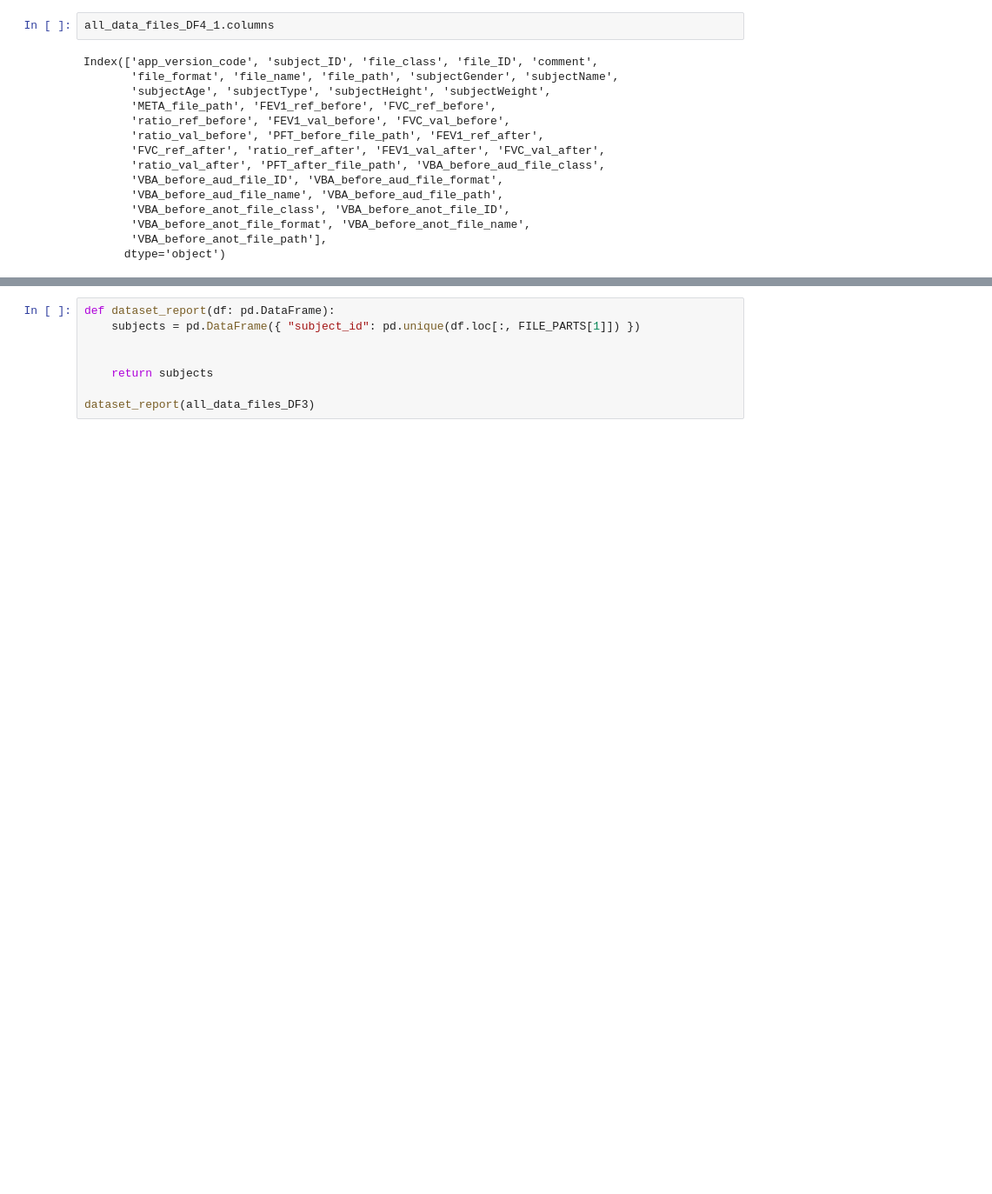
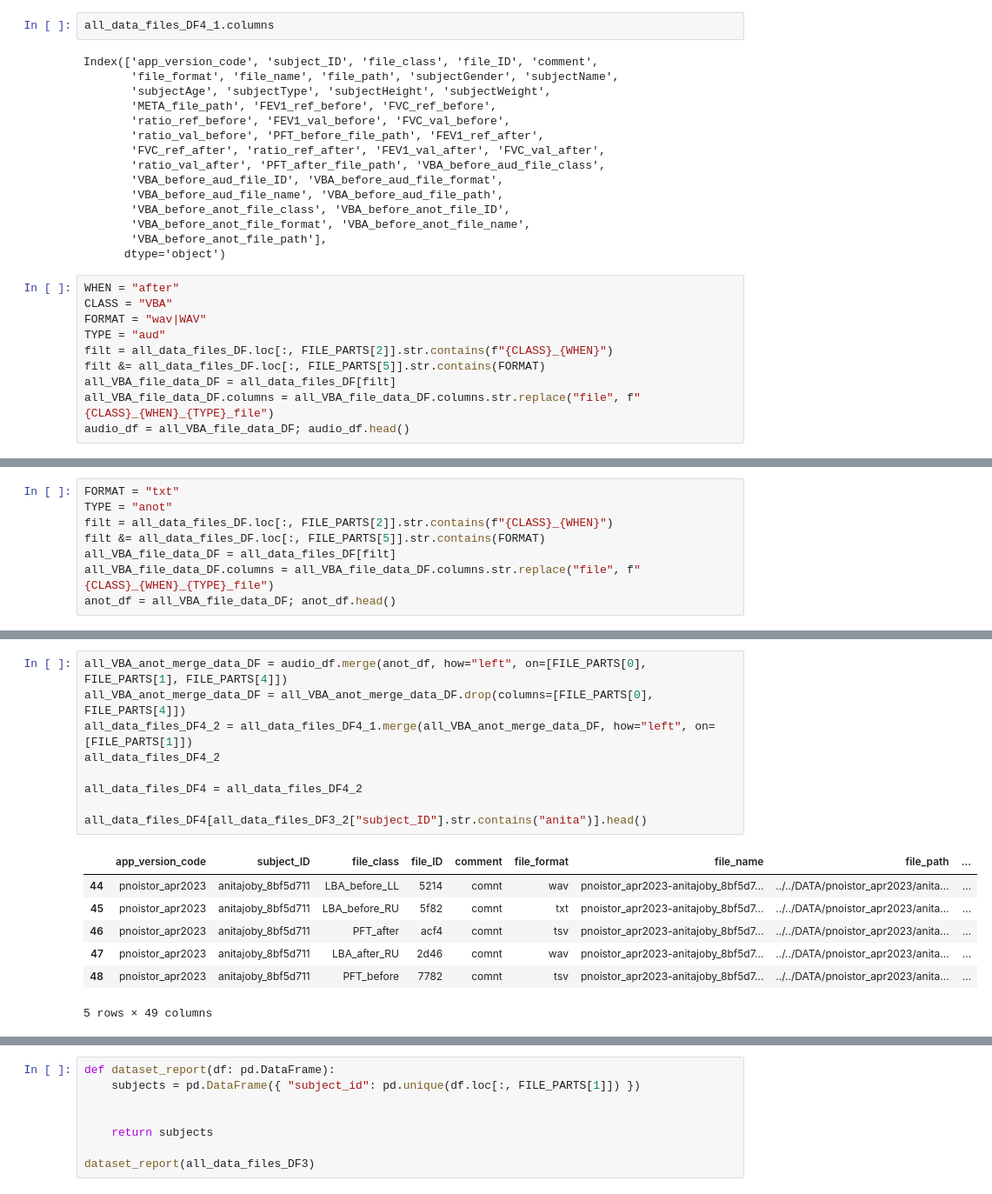
Before and after one commit to vaguebrownfox01/pnoi-anotest, a Jupyter notebook: dataset.ipynb, the cells around one changed output, grey strips where cells are left out. Shown at 87% size. Saved outputs shown, nothing was run; the diff lists cells and outputs as text; blank space fills up the shorter version.

Commit message:
vba audio data merge export

```diff
--- a/dataset.ipynb
+++ b/dataset.ipynb
@@ -337,3 +337,13 @@ Index(['app_version_code', 'subject_ID', 'file_class', 'file_ID', 'comment',
        'VBA_before_anot_file_format', 'VBA_before_anot_file_name',
        'VBA_before_anot_file_path'],
       dtype='object')
+# %%
+WHEN = "after"
+CLASS = "VBA"
+FORMAT = "wav|WAV"
+TYPE = "aud"
+filt = all_data_files_DF.loc[:, FILE_PARTS[2]].str.contains(f"{CLASS}_{WHEN}")
+filt &= all_data_files_DF.loc[:, FILE_PARTS[5]].str.contains(FORMAT)
+all_VBA_file_data_DF = all_data_files_DF[filt]
+all_VBA_file_data_DF.columns = all_VBA_file_data_DF.columns.str.replace("file", f"{CLASS}_{WHEN}_{TYPE}_file")
+audio_df = all_VBA_file_data_DF; audio_df.head()
@@ -339,0 +357,8 @@ Index(['app_version_code', 'subject_ID', 'file_class', 'file_ID', 'comment',
+# %%
+FORMAT = "txt"
+TYPE = "anot"
+filt = all_data_files_DF.loc[:, FILE_PARTS[2]].str.contains(f"{CLASS}_{WHEN}")
+filt &= all_data_files_DF.loc[:, FILE_PARTS[5]].str.contains(FORMAT)
+all_VBA_file_data_DF = all_data_files_DF[filt]
+all_VBA_file_data_DF.columns = all_VBA_file_data_DF.columns.str.replace("file", f"{CLASS}_{WHEN}_{TYPE}_file")
+anot_df = all_VBA_file_data_DF; anot_df.head()
@@ -339,0 +372,17 @@ Index(['app_version_code', 'subject_ID', 'file_class', 'file_ID', 'comment',
+# %%
+all_VBA_anot_merge_data_DF = audio_df.merge(anot_df, how="left", on=[FILE_PARTS[0], FILE_PARTS[1], FILE_PARTS[4]])
+all_VBA_anot_merge_data_DF = all_VBA_anot_merge_data_DF.drop(columns=[FILE_PARTS[0], FILE_PARTS[4]])
+all_data_files_DF4_2 = all_data_files_DF4_1.merge(all_VBA_anot_merge_data_DF, how="left", on=[FILE_PARTS[1]])
+all_data_files_DF4_2
+
+all_data_files_DF4 = all_data_files_DF4_2
+
+all_data_files_DF4[all_data_files_DF3_2["subject_ID"].str.contains("anita")].head()
+# %% [output]
+|  | app_version_code | subject_ID | file_class | file_ID | comment | file_format | file_name | file_path | ... |
+| 44 | pnoistor_apr2023 | anitajoby_8bf5d711 | LBA_before_LL | 5214 | comnt | wav | pnoistor_apr2023-anitajoby_8bf5d7... | ../../DATA/pnoistor_apr2023/anita... | ... |
+| 45 | pnoistor_apr2023 | anitajoby_8bf5d711 | LBA_before_RU | 5f82 | comnt | txt | pnoistor_apr2023-anitajoby_8bf5d7... | ../../DATA/pnoistor_apr2023/anita... | ... |
+| 46 | pnoistor_apr2023 | anitajoby_8bf5d711 | PFT_after | acf4 | comnt | tsv | pnoistor_apr2023-anitajoby_8bf5d7... | ../../DATA/pnoistor_apr2023/anita... | ... |
+| 47 | pnoistor_apr2023 | anitajoby_8bf5d711 | LBA_after_RU | 2d46 | comnt | wav | pnoistor_apr2023-anitajoby_8bf5d7... | ../../DATA/pnoistor_apr2023/anita... | ... |
+| 48 | pnoistor_apr2023 | anitajoby_8bf5d711 | PFT_before | 7782 | comnt | tsv | pnoistor_apr2023-anitajoby_8bf5d7... | ../../DATA/pnoistor_apr2023/anita... | ... |
+5 rows × 49 columns
```
Also changed, not shown: parts of 4 cells of this notebook.
